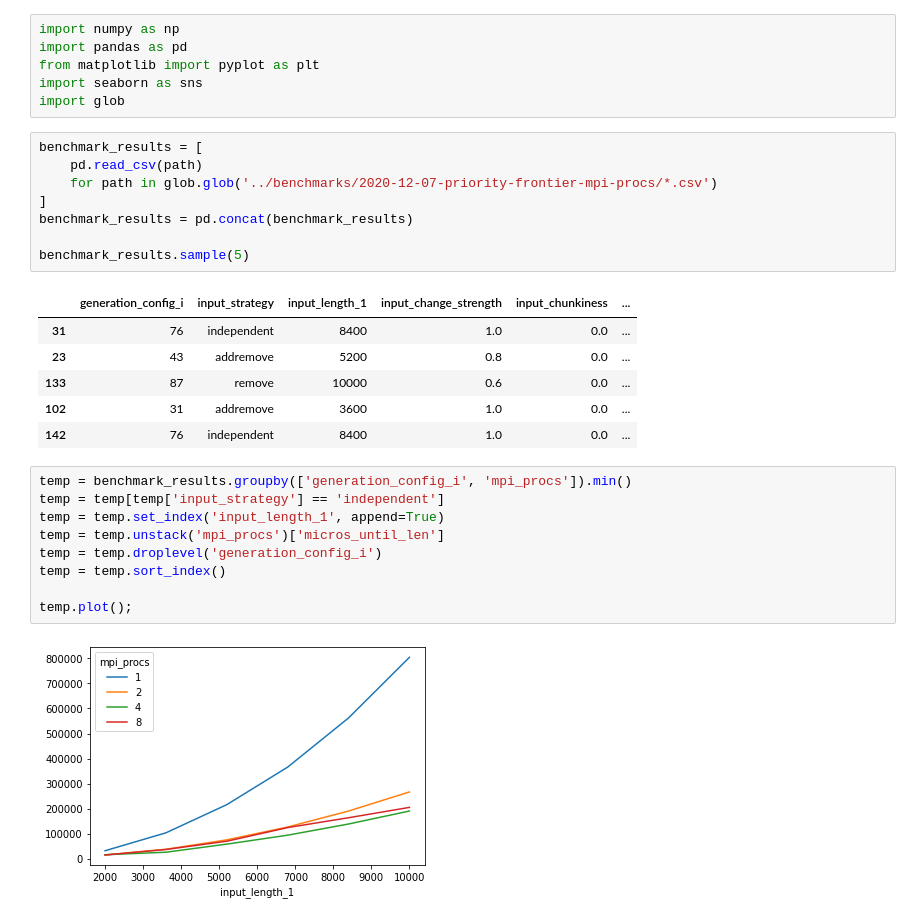
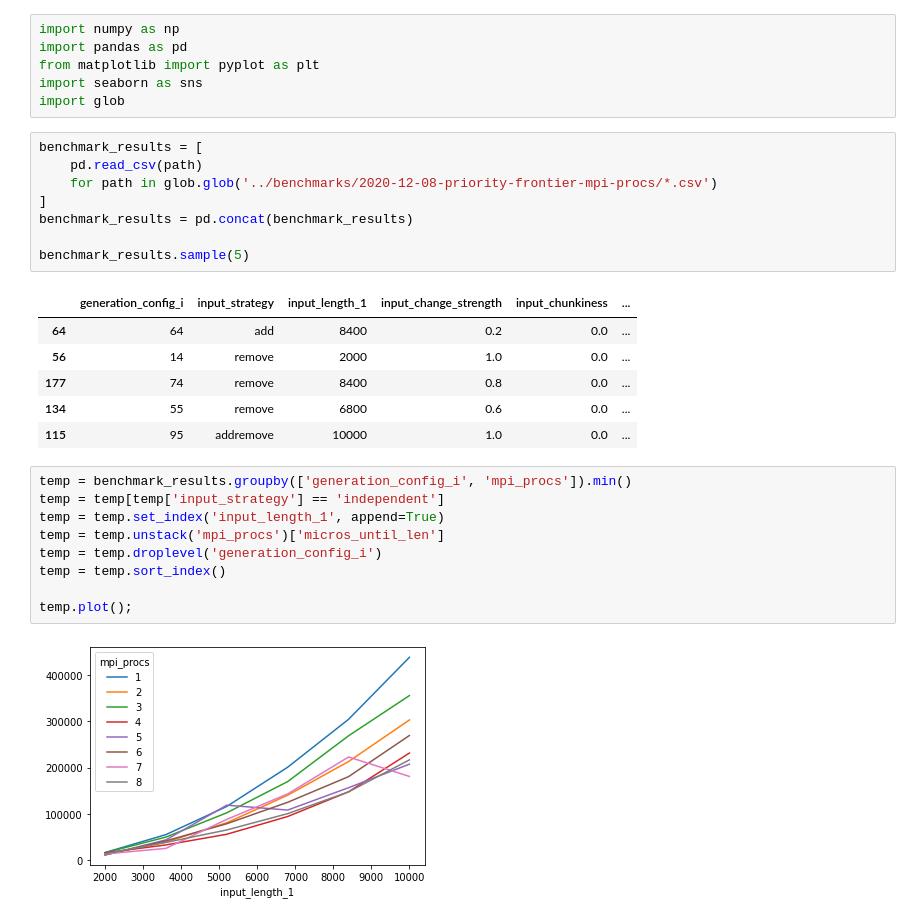
Before and after one commit to tehwalris/mpi-myers-diff, a Jupyter notebook: notebooks/benchmark_analysis_priority_mpi_procs.ipynb, the cells around one changed output. Drawn from its saved outputs; the diff is of its cells as text.

```diff
--- a/notebooks/benchmark_analysis_priority_mpi_procs.ipynb
+++ b/notebooks/benchmark_analysis_priority_mpi_procs.ipynb
@@ -7,18 +7,18 @@ import glob
 # %%
 benchmark_results = [
     pd.read_csv(path)
-    for path in glob.glob('../benchmarks/2020-12-07-priority-frontier-mpi-procs/*.csv')
+    for path in glob.glob('../benchmarks/2020-12-08-priority-frontier-mpi-procs/*.csv')
 ]
 benchmark_results = pd.concat(benchmark_results)
 
 benchmark_results.sample(5)
 # %% [output]
 |  | generation_config_i | input_strategy | input_length_1 | input_change_strength | input_chunkiness | ... |
-| 31 | 76 | independent | 8400 | 1.0 | 0.0 | ... |
-| 23 | 43 | addremove | 5200 | 0.8 | 0.0 | ... |
-| 133 | 87 | remove | 10000 | 0.6 | 0.0 | ... |
-| 102 | 31 | addremove | 3600 | 1.0 | 0.0 | ... |
-| 142 | 76 | independent | 8400 | 1.0 | 0.0 | ... |
+| 64 | 64 | add | 8400 | 0.2 | 0.0 | ... |
+| 56 | 14 | remove | 2000 | 1.0 | 0.0 | ... |
+| 177 | 74 | remove | 8400 | 0.8 | 0.0 | ... |
+| 134 | 55 | remove | 6800 | 0.6 | 0.0 | ... |
+| 115 | 95 | addremove | 10000 | 1.0 | 0.0 | ... |
 # %%
 temp = benchmark_results.groupby(['generation_config_i', 'mpi_procs']).min()
 temp = temp[temp['input_strategy'] == 'independent']
@@ -29,7 +29,7 @@ temp = temp.sort_index()
 
 temp.plot();
 # %% [output]
-[figure, old version]
+[figure, new version]
 # %%
 fig, ax = plt.subplots(1, 3, figsize=(18, 3), sharex=True, sharey='row')
 for input_strategy_i, input_strategy in enumerate(['addremove', 'add', 'remove']):
```
Also changed, not shown: parts of 2 cells of this notebook, 8 other files.
